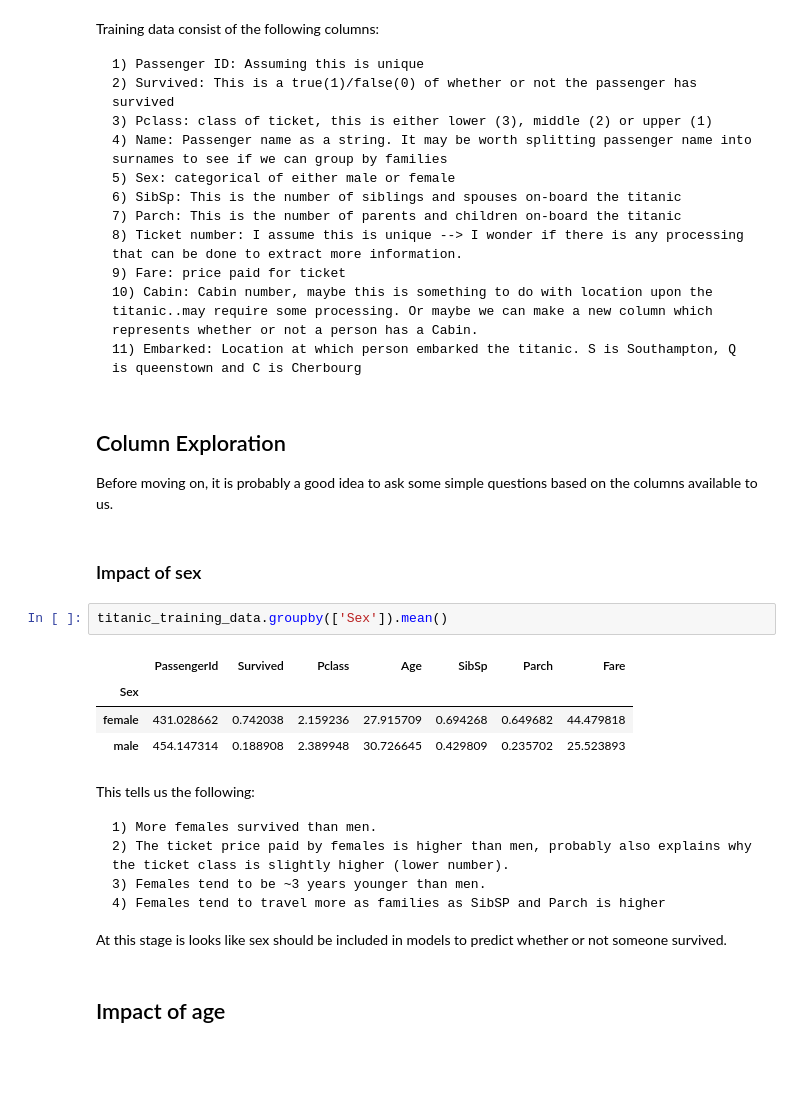
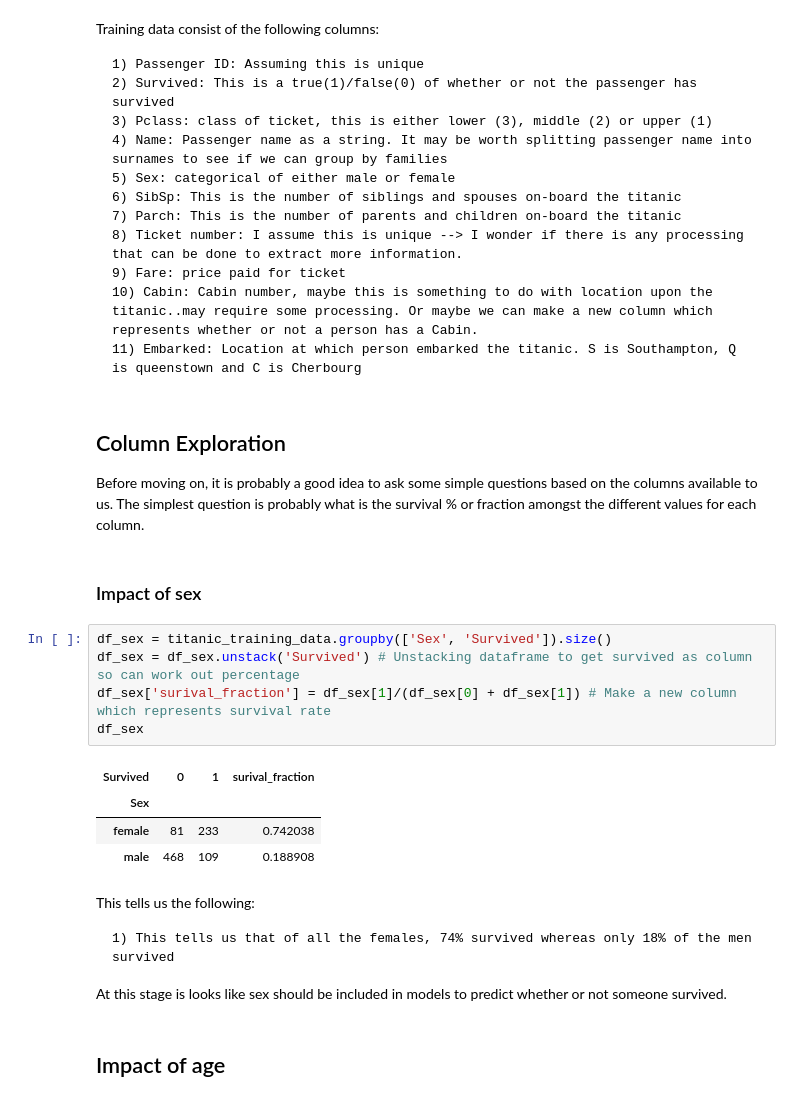
Before and after one commit to nehal1989/kaggle_titanic, a Jupyter notebook: titanic_analysis.ipynb, the cells around one changed output. Saved outputs shown, nothing was run; the diff lists cells and outputs as text; blank space fills up the shorter version.

```diff
--- a/titanic_analysis.ipynb
+++ b/titanic_analysis.ipynb
@@ -43,23 +44,23 @@ Training data consist of the following columns:
     11) Embarked: Location at which person embarked the titanic. S is Southampton, Q is queenstown and C is Cherbourg
 # %% [markdown]
 ## Column Exploration
-Before moving on, it is probably a good idea to ask some simple questions based on the columns available to us.
+Before moving on, it is probably a good idea to ask some simple questions based on the columns available to us. The simplest question is probably what is the survival % or fraction amongst the different values for each column.
 # %% [markdown]
 ### Impact of sex
-# %%
-titanic_training_data.groupby(['Sex']).mean()
-# %% [output]
-|  | PassengerId | Survived | Pclass | Age | SibSp | Parch | Fare |
-| Sex |  |  |  |  |  |  |  |
-| female | 431.028662 | 0.742038 | 2.159236 | 27.915709 | 0.694268 | 0.649682 | 44.479818 |
-| male | 454.147314 | 0.188908 | 2.389948 | 30.726645 | 0.429809 | 0.235702 | 25.523893 |
+# %%
+df_sex = titanic_training_data.groupby(['Sex', 'Survived']).size()
+df_sex = df_sex.unstack('Survived') # Unstacking dataframe to get survived as column so can work out percentage
+df_sex['surival_fraction'] = df_sex[1]/(df_sex[0] + df_sex[1]) # Make a new column which represents survival rate
+df_sex
+# %% [output]
+| Survived | 0 | 1 | surival_fraction |
+| Sex |  |  |  |
+| female | 81 | 233 | 0.742038 |
+| male | 468 | 109 | 0.188908 |
 # %% [markdown]
 This tells us the following:
 
-    1) More females survived than men.
-    2) The ticket price paid by females is higher than men, probably also explains why the ticket class is slightly higher (lower number).
-    3) Females tend to be ~3 years younger than men.
-    4) Females tend to travel more as families as SibSP and Parch is higher
+    1) This tells us that of all the females, 74% survived whereas only 18% of the men survived
 
 At this stage is looks like sex should be included in models to predict whether or not someone survived.
 # %% [markdown]
```
Also changed, not shown: parts of 17 cells of this notebook.
